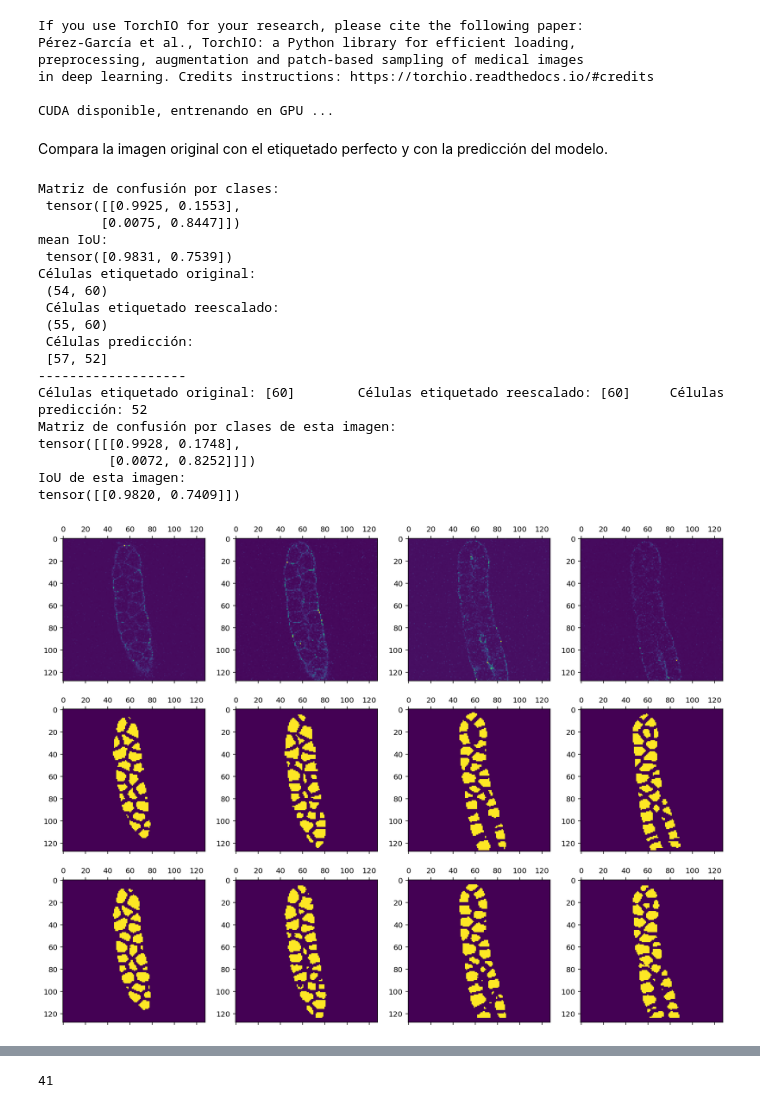
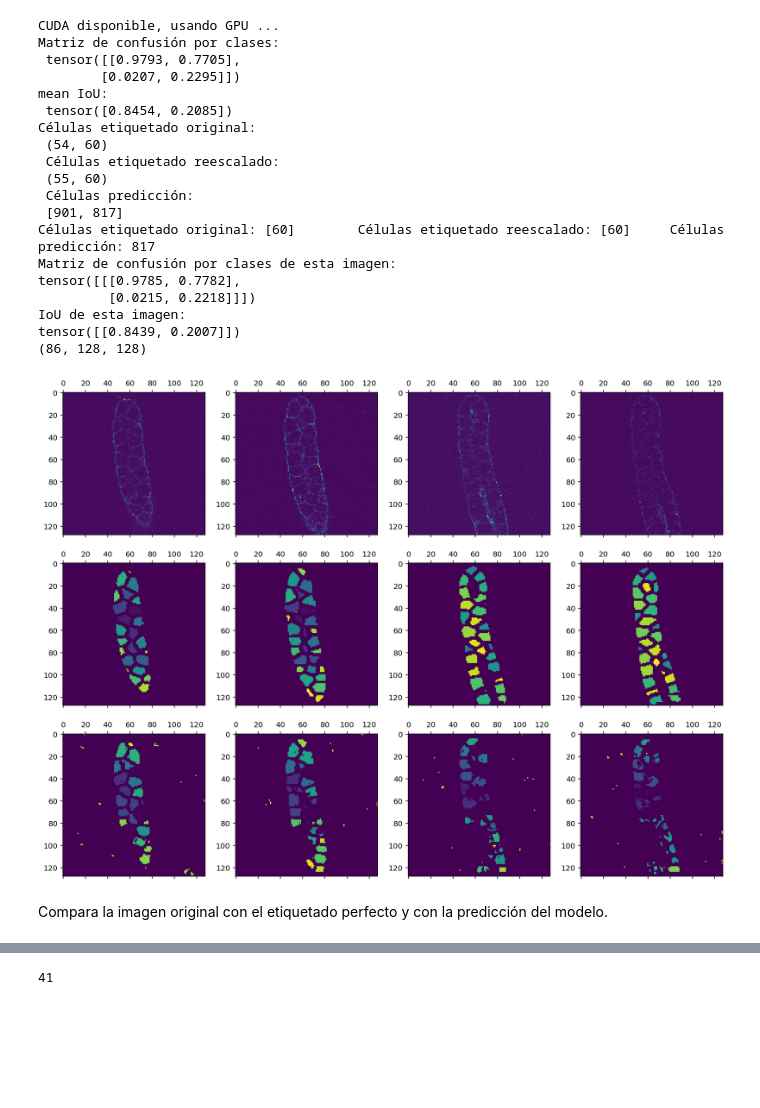
Before and after one commit to Orzzet/3d-cell-segmentation, a Jupyter notebook: notebooks/2_Infe.ipynb, the cells around one changed output, grey strips where cells are left out. Saved outputs shown, nothing was run; the diff lists cells and outputs as text; code cells hidden in the pictures; blank space fills up the shorter version.

```diff
--- a/notebooks/2_Infe.ipynb
+++ b/notebooks/2_Infe.ipynb
@@ -1,50 +1,40 @@
 # %%
 import sys
 sys.path.insert(0, '../')
 from dataset import get_test_dataset, PATHS
 from models import initialize_model
 from utils import metrics, compare_output, draw_images, plot_epochs
 
-model = initialize_model('sistema_6_apexO21', train_on_gpu=True, arch='UNet3D')
-data = get_test_dataset(target_mode = 'target', dim_size_reduction = (1,1,1), test_path = PATHS["LQ_TEST"])
+%matplotlib inline
+%config InlineBackend.figure_format = 'retina'
+
+model = initialize_model('sistema_4_fullunet', gpu=True, arch='UNet3D', models_folder='../models/')
+data = get_test_dataset(target_mode = 'target', dim_size_reduction = (1,1,1), test_path = '../data/cells/0.25z 0.125x 0.125y/test/')
+metrics(model, data)
+pred, output = compare_output(model, 1, data, [20, 25, 45, 50])
 # %% [output]
-If you use TorchIO for your research, please cite the following paper:
-Pérez-García et al., TorchIO: a Python library for efficient loading,
-preprocessing, augmentation and patch-based sampling of medical images
-in deep learning. Credits instructions: https://torchio.readthedocs.io/#credits
-
-CUDA disponible, entrenando en GPU ...
+CUDA disponible, usando GPU ...
+Matriz de confusión por clases:
+ tensor([[0.9793, 0.7705],
+        [0.0207, 0.2295]])
+mean IoU:
+ tensor([0.8454, 0.2085])
+Células etiquetado original:
+ (54, 60)
+ Células etiquetado reescalado:
+ (55, 60)
+ Células predicción:
+ [901, 817]
+Células etiquetado original: [60]        Células etiquetado reescalado: [60]     Células predicción: 817
+Matriz de confusión por clases de esta imagen:
+tensor([[[0.9785, 0.7782],
+         [0.0215, 0.2218]]])
+IoU de esta imagen:
+tensor([[0.8439, 0.2007]])
+(86, 128, 128)
+[figure, added]
 # %% [markdown]
 Compara la imagen original con el etiquetado perfecto y con la predicción del modelo.
-# %%
-
-%matplotlib inline
-%config InlineBackend.figure_format = 'retina'
-
-metrics(model, data)
-print('-------------------')
-pred, output = compare_output(model, 1, data, [20, 25, 45, 50])
-print("")
-# %% [output]
-Matriz de confusión por clases:
- tensor([[0.9925, 0.1553],
-        [0.0075, 0.8447]])
-mean IoU:
- tensor([0.9831, 0.7539])
-Células etiquetado original:
- (54, 60)
- Células etiquetado reescalado:
- (55, 60)
- Células predicción:
- [57, 52]
--------------------
-Células etiquetado original: [60]        Células etiquetado reescalado: [60]     Células predicción: 52
-Matriz de confusión por clases de esta imagen:
-tensor([[[0.9928, 0.1748],
-         [0.0072, 0.8252]]])
-IoU de esta imagen:
-tensor([[0.9820, 0.7409]])
-[figure, removed]
 # %%
 from skimage.morphology import skeletonize
 skeleton = skeletonize(pred[0])
```
Also changed, not shown: parts of 1 cell of this notebook, 6 other files.
